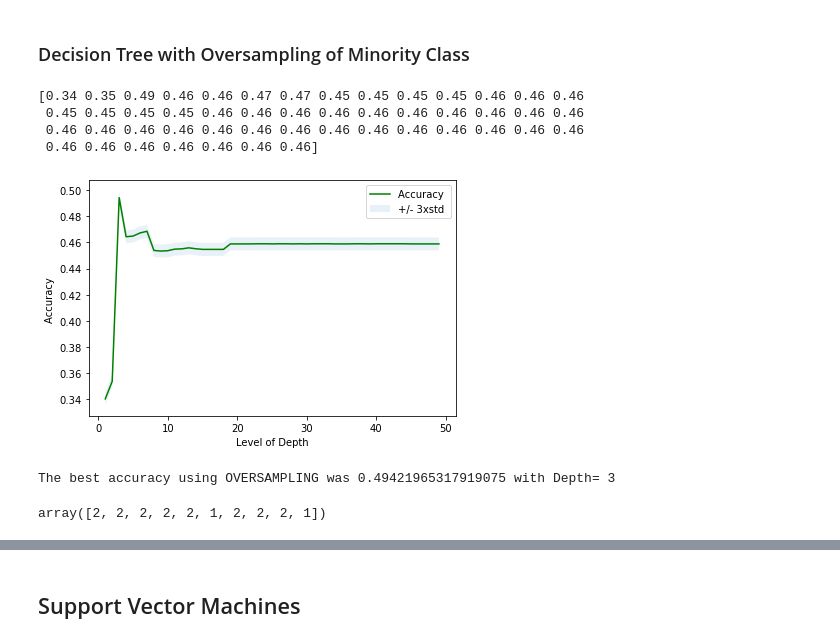
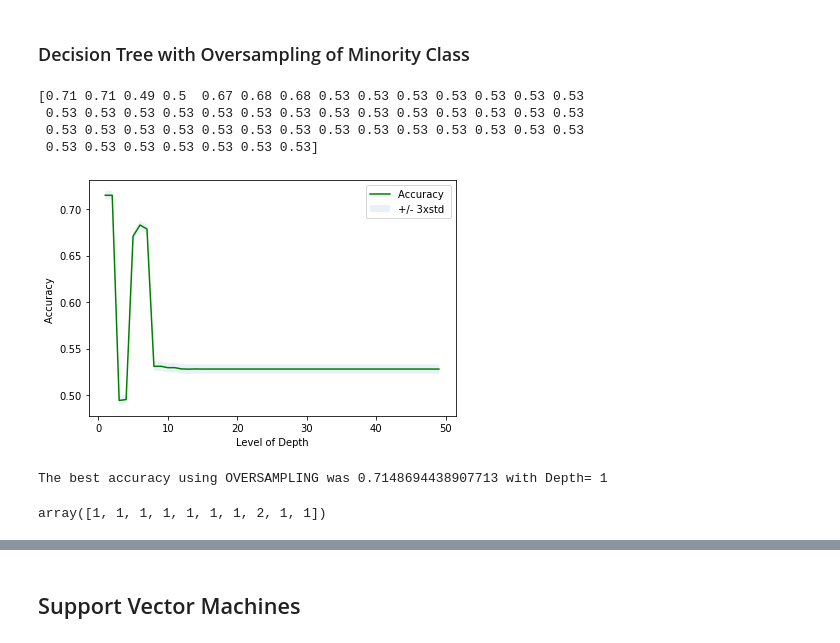
Before and after one commit to fabelperez/DataScienceCapstoneRepo, a Jupyter notebook: applieddscapstone.ipynb, the cells around one changed output, grey strips where cells are left out. Saved outputs shown, nothing was run; the diff lists cells and outputs as text; code cells hidden in the pictures.

Commit message:
Updated to include: 	class weight changes and min_samples_split parameters for Decision Tree
	add the SMOTE/Undersampling Evals at the end

Signed-off-by: Freddie Perez <fperez@ida.org>

```diff
--- a/applieddscapstone.ipynb
+++ b/applieddscapstone.ipynb
@@ -392,0 +440,26 @@ Confusion matrix, without normalization
+# %%
+Ks=10
+mean_knnSU = np.zeros((Ks-1))
+std_knnSU = np.zeros((Ks-1))
+
+for n in range(1,Ks):
+    neigh = KNeighborsClassifier(n_neighbors = n).fit(X_smoteUnder,y_smoteUnder)
+    yhatSU = neigh.predict(X_test)
+    mean_knnSU[n-1] = metrics.accuracy_score(y_test, yhatSU)
+    std_knnSU[n-1]=np.std(yhatSU==y_test)/np.sqrt(yhatSU.shape[0])
+print(mean_knnSU)
+
+plt.plot(range(1,Ks),mean_knnSU,'g')
+plt.fill_between(range(1,Ks),mean_knnSU - 1 * std_knnSU,mean_knnSU + 1 * std_knnSU, alpha=0.10)
+plt.legend(('Accuracy ', '+/- 3xstd'))
+plt.ylabel('Accuracy ')
+plt.xlabel('Number of Neighbors (K)')
+plt.tight_layout()
+plt.show()
+# %%
+print( "The best accuracy was with", mean_knnSU.max(), "with k=", mean_knnSU.argmax()+1)
+
+n = mean_knnSU.argmax()+1
+neigh_knnSU = KNeighborsClassifier(n_neighbors=n).fit(X_smoteUnder, y_smoteUnder)
+yhat_knnSU = neigh_knnSU.predict(X_test)
+yhat_knnSU[0:10]
@@ -395,12 +477,15 @@ Confusion matrix, without normalization
 # %%
 from sklearn.tree import DecisionTreeClassifier
 
-Dps=50
+Dps=50 ; weights={1:1, 2:2}
 mean_acc_dp = np.zeros((Dps-1))
 std_acc_dp = np.zeros((Dps-1))
 
 for n in range(1,Dps):
-    accTree = DecisionTreeClassifier(criterion='entropy', max_depth=n).fit(X_train, y_train)
+    accTree = DecisionTreeClassifier(criterion='entropy',\
+                                     class_weight=weights,\
+                                     min_samples_split=5,\
+                                     max_depth=n).fit(X_train, y_train)
     yhat_dp = accTree.predict(X_test)
     mean_acc_dp[n-1] = metrics.accuracy_score(y_test, yhat_dp)
     std_acc_dp[n-1]=np.std(yhat_dp==y_test)/np.sqrt(yhat_dp.shape[0])
@@ -455,40 +542,47 @@ Confusion matrix, without normalization
 # %% [markdown]
 ### Decision Tree with Oversampling of Minority Class
 # %%
-Dps=50
+Dps=50; weights={1:1, 2:.95}
 mean_acc_dp = np.zeros((Dps-1))
 std_acc_dp = np.zeros((Dps-1))
 
 for n in range(1,Dps):
-    accTree = DecisionTreeClassifier(criterion='entropy', max_depth=n).fit(X_over, y_over)
+    accTree = DecisionTreeClassifier(criterion='entropy',\
+                                     class_weight=weights,\
+                                     min_samples_split=5,\
+                                     max_depth=n).fit(X_over, y_over)
     yhat_dp = accTree.predict(X_test)
     mean_acc_dp[n-1] = metrics.accuracy_score(y_test, yhat_dp)
     std_acc_dp[n-1]=np.std(yhat_dp==y_test)/np.sqrt(yhat_dp.shape[0])
 
 print(mean_acc_dp)
 
 plt.plot(range(1,Dps),mean_acc_dp,'g')
 plt.fill_between(range(1,Dps), mean_acc_dp - 1 * std_acc_dp, mean_acc_dp + 1 * std_acc_dp, alpha=0.10)
 plt.legend(('Accuracy ', '+/- 3xstd'))
 plt.ylabel('Accuracy ')
 plt.xlabel('Level of Depth')
 plt.tight_layout()
 plt.show()
 # %% [output]
-[0.34 0.35 0.49 0.46 0.46 0.47 0.47 0.45 0.45 0.45 0.45 0.46 0.46 0.46
- 0.45 0.45 0.45 0.45 0.46 0.46 0.46 0.46 0.46 0.46 0.46 0.46 0.46 0.46
- 0.46 0.46 0.46 0.46 0.46 0.46 0.46 0.46 0.46 0.46 0.46 0.46 0.46 0.46
- 0.46 0.46 0.46 0.46 0.46 0.46 0.46]
+[0.71 0.71 0.49 0.5  0.67 0.68 0.68 0.53 0.53 0.53 0.53 0.53 0.53 0.53
+ 0.53 0.53 0.53 0.53 0.53 0.53 0.53 0.53 0.53 0.53 0.53 0.53 0.53 0.53
+ 0.53 0.53 0.53 0.53 0.53 0.53 0.53 0.53 0.53 0.53 0.53 0.53 0.53 0.53
+ 0.53 0.53 0.53 0.53 0.53 0.53 0.53]
-[figure, old version]
+[figure, new version]
 # %%
 print( "The best accuracy using OVERSAMPLING was", mean_acc_dp.max(), "with Depth=", mean_acc_dp.argmax()+1)
-n = mean_acc_dp.argmax()+1
-DT1Over = DecisionTreeClassifier(criterion='entropy', max_depth=n).fit(X_over, y_over)
+#n = mean_acc_dp.argmax()+1
+n=7
+DT1Over = DecisionTreeClassifier(criterion='entropy',\
+                                 class_weight=weights,\
+                                 min_samples_split=5,\
+                                 max_depth=n).fit(X_over, y_over)
 yhat_dtOver = DT1Over.predict(X_test)
 yhat_dtOver[0:10]
 # %% [output]
-The best accuracy using OVERSAMPLING was 0.49421965317919075 with Depth= 3
+The best accuracy using OVERSAMPLING was 0.7148694438907713 with Depth= 1
-array([2, 2, 2, 2, 2, 1, 2, 2, 2, 1])
+array([1, 1, 1, 1, 1, 1, 1, 2, 1, 1])
 # %%
 dt_matOver = confusion_matrix(y_test, yhat_dtOver, labels=[1,2])
 
```
Also changed, not shown: parts of 38 cells of this notebook.
